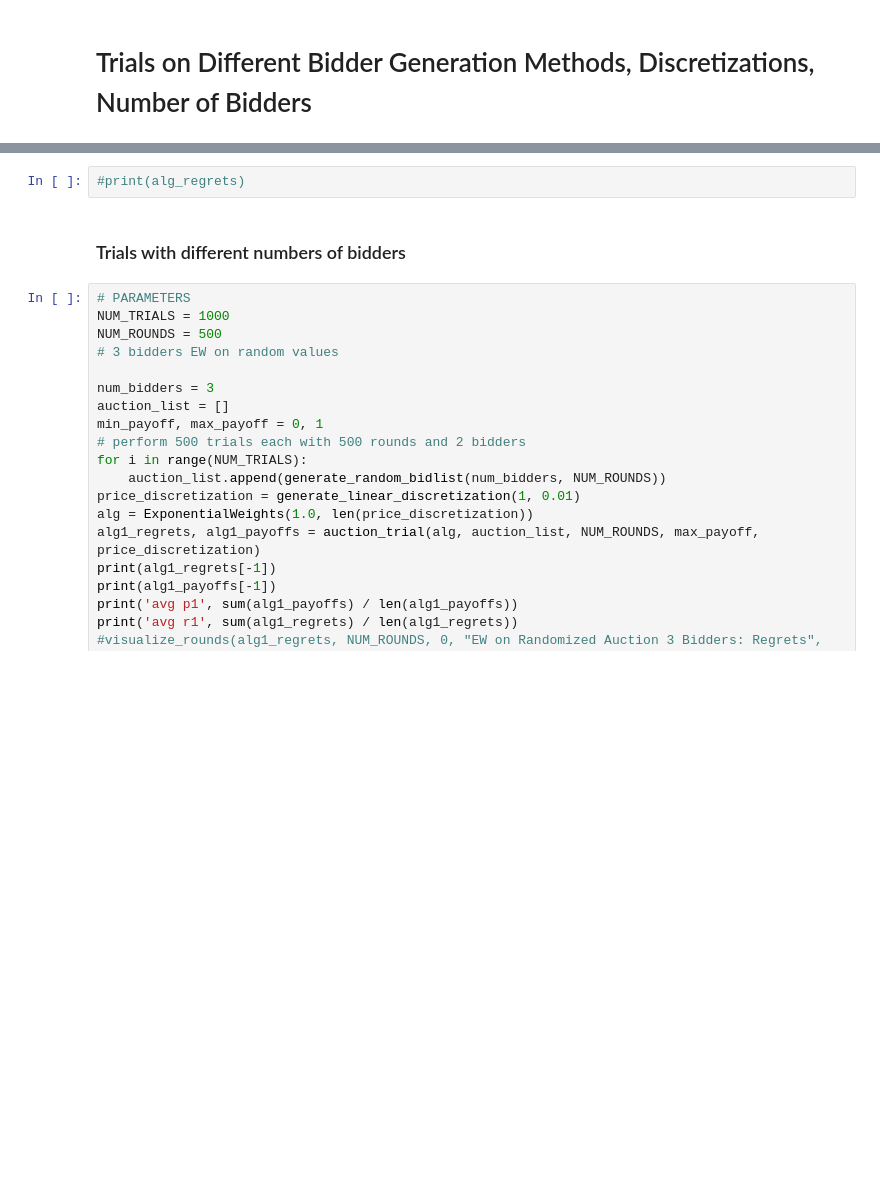
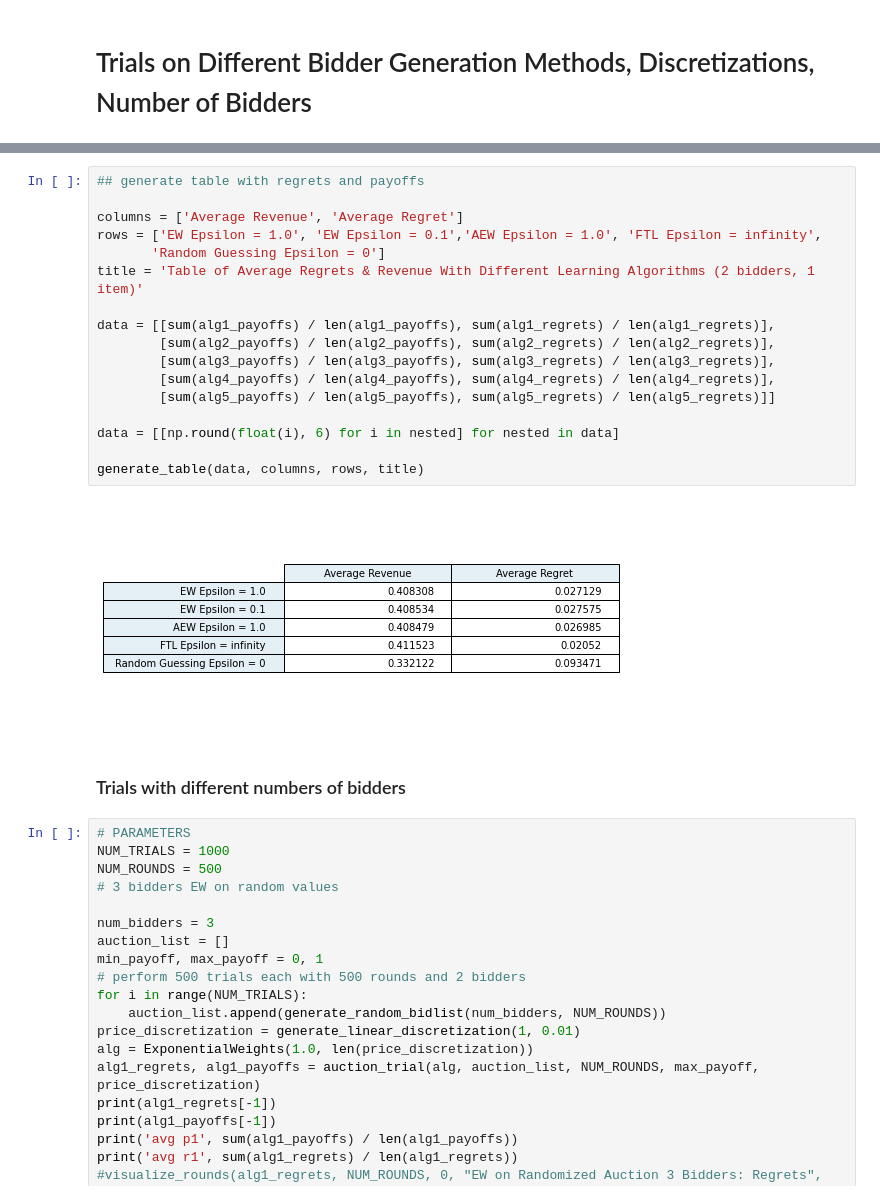
Before and after one commit to BrianGleason/online_markets_report_2, a Jupyter notebook: online_markets_r4/Report4.ipynb, the cells around one changed output, grey strips where cells are left out. Drawn from its saved outputs; the diff is of its cells as text; blank space fills up the shorter version.

Commit message:
adding tables

```diff
--- a/online_markets_r4/Report4.ipynb
+++ b/online_markets_r4/Report4.ipynb
@@ -527,5 +565,22 @@ avg r5 0.09358615440132413
 # %%
-#print(alg_regrets)
+## generate table with regrets and payoffs
+
+columns = ['Average Revenue', 'Average Regret']
+rows = ['EW Epsilon = 1.0', 'EW Epsilon = 0.1','AEW Epsilon = 1.0', 'FTL Epsilon = infinity',
+       'Random Guessing Epsilon = 0']
+title = 'Table of Average Regrets & Revenue With Different Learning Algorithms (2 bidders, 1 item)'
+
+data = [[sum(alg1_payoffs) / len(alg1_payoffs), sum(alg1_regrets) / len(alg1_regrets)],
+        [sum(alg2_payoffs) / len(alg2_payoffs), sum(alg2_regrets) / len(alg2_regrets)],
+        [sum(alg3_payoffs) / len(alg3_payoffs), sum(alg3_regrets) / len(alg3_regrets)],
+        [sum(alg4_payoffs) / len(alg4_payoffs), sum(alg4_regrets) / len(alg4_regrets)],
+        [sum(alg5_payoffs) / len(alg5_payoffs), sum(alg5_regrets) / len(alg5_regrets)]]
+
+data = [[np.round(float(i), 6) for i in nested] for nested in data]
+
+generate_table(data, columns, rows, title)
+# %% [output]
+[figure, added]
 # %% [markdown]
 ### Trials with different numbers of bidders
 # %%
```
Also changed, not shown: parts of 17 cells of this notebook, 57 other files.
